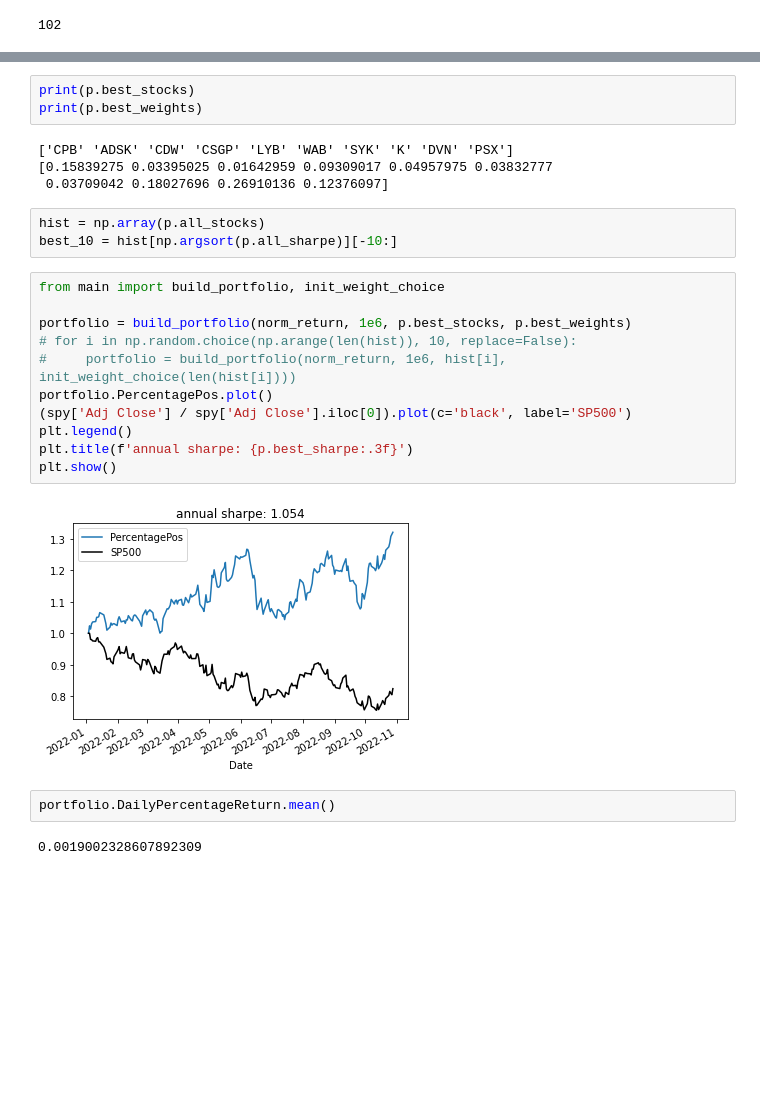
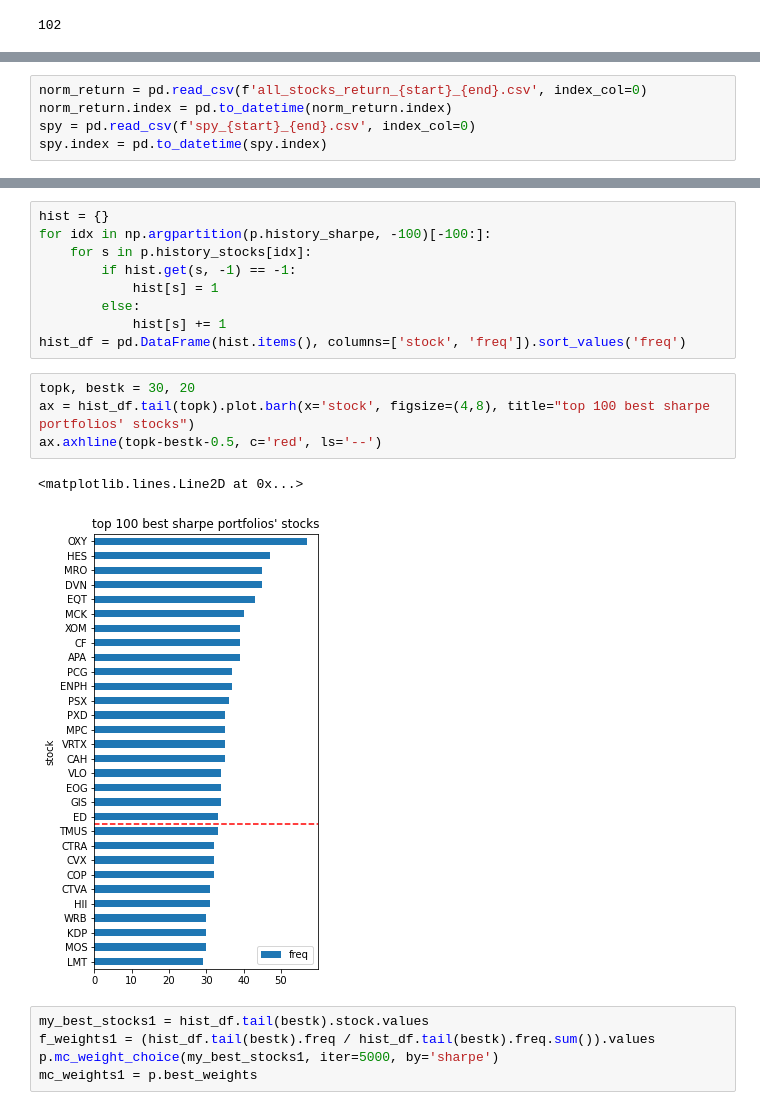
Before and after one commit to chantomkit/4061_backup, a Jupyter notebook: project_B/mc_portfolio.ipynb, the cells around one changed output, grey strips where cells are left out. Cells and saved outputs as stored; diff of their text form; blank space fills up the shorter version.

```diff
--- a/project_B/mc_portfolio.ipynb
+++ b/project_B/mc_portfolio.ipynb
@@ -32,3 +41,8 @@ spy = yf.download("SPY", start='2022-01-01', end='2022-10-31')
+# %%
+norm_return = pd.read_csv(f'all_stocks_return_{start}_{end}.csv', index_col=0)
+norm_return.index = pd.to_datetime(norm_return.index)
+spy = pd.read_csv(f'spy_{start}_{end}.csv', index_col=0)
+spy.index = pd.to_datetime(spy.index)
 # %%
 from main import MC_portfolio
 
@@ -43,27 +54,21 @@ print(p.best_sharpe)
-# %%
-print(p.best_stocks)
-print(p.best_weights)
-# %% [output]
-['CPB' 'ADSK' 'CDW' 'CSGP' 'LYB' 'WAB' 'SYK' 'K' 'DVN' 'PSX']
-[0.15839275 0.03395025 0.01642959 0.09309017 0.04957975 0.03832777
- 0.03709042 0.18027696 0.26910136 0.12376097]
-# %%
-hist = np.array(p.all_stocks)
-best_10 = hist[np.argsort(p.all_sharpe)][-10:]
-# %%
-from main import build_portfolio, init_weight_choice
-
-portfolio = build_portfolio(norm_return, 1e6, p.best_stocks, p.best_weights)
-# for i in np.random.choice(np.arange(len(hist)), 10, replace=False):
-#     portfolio = build_portfolio(norm_return, 1e6, hist[i], init_weight_choice(len(hist[i])))
-portfolio.PercentagePos.plot()
-(spy['Adj Close'] / spy['Adj Close'].iloc[0]).plot(c='black', label='SP500')
-plt.legend()
-plt.title(f'annual sharpe: {p.best_sharpe:.3f}')
-plt.show()
-# %% [output]
-[figure, removed]
-# %%
-portfolio.DailyPercentageReturn.mean()
-# %% [output]
-0.0019002328607892309
+# %%
+hist = {}
+for idx in np.argpartition(p.history_sharpe, -100)[-100:]:
+    for s in p.history_stocks[idx]:
+        if hist.get(s, -1) == -1:
+            hist[s] = 1
+        else:
+            hist[s] += 1
+hist_df = pd.DataFrame(hist.items(), columns=['stock', 'freq']).sort_values('freq')
+# %%
+topk, bestk = 30, 20
+ax = hist_df.tail(topk).plot.barh(x='stock', figsize=(4,8), title="top 100 best sharpe portfolios' stocks")
+ax.axhline(topk-bestk-0.5, c='red', ls='--')
+# %% [output]
+<matplotlib.lines.Line2D at 0x...>
+[figure, added]
+# %%
+my_best_stocks1 = hist_df.tail(bestk).stock.values
+f_weights1 = (hist_df.tail(bestk).freq / hist_df.tail(bestk).freq.sum()).values
+p.mc_weight_choice(my_best_stocks1, iter=5000, by='sharpe')
+mc_weights1 = p.best_weights
```
Also changed, not shown: parts of 13 cells of this notebook, 11 other files.
